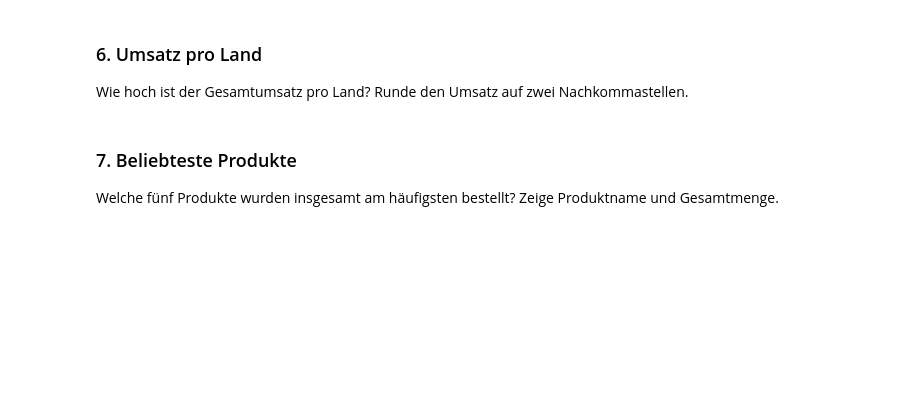
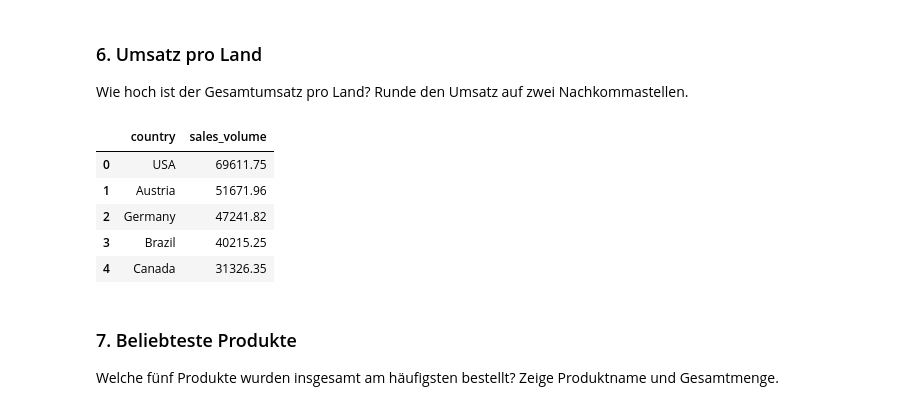
Before and after one commit to simonschmid30/python_postgresql_pgadmin, a Jupyter notebook: postgres_northwind_data.ipynb, the cells around one changed output. Cells and saved outputs as stored; diff of their text form; code cells hidden in the pictures; blank space fills up the shorter version.

```diff
--- a/postgres_northwind_data.ipynb
+++ b/postgres_northwind_data.ipynb
@@ -427,19 +447,32 @@ Wie hoch ist der Gesamtumsatz pro Land? Runde den Umsatz auf zwei Nachkommastell
 # %%
 # Create SQLAlchemy Engine
 engine = create_engine(db_connection_url)
 
 # Write data to table
 df_sub = pd.read_sql_query('''SELECT
-                            *
-                              FROM
+                                c.country,
+                                ROUND(CAST(SUM(od.quantity * p.price) AS NUMERIC), 2) AS sales_volume
+                              FROM customers c
+                              JOIN orders o ON  o.customerid = c.customerid
+                              JOIN orderdetails od ON od.orderid = o.orderid
+                              JOIN products p ON p.productid = od.productid
+                              GROUP BY c.country
+                              ORDER BY sales_volume DESC
                               ;''',
                           con=engine)
 
 # Dispose the engine
 engine.dispose()
 
 # Show the data
 df_sub.head()
+# %% [output]
+|  | country | sales_volume |
+| 0 | USA | 69611.75 |
+| 1 | Austria | 51671.96 |
+| 2 | Germany | 47241.82 |
+| 3 | Brazil | 40215.25 |
+| 4 | Canada | 31326.35 |
 # %% [markdown]
 ### 7. Beliebteste Produkte
 
```
Also changed, not shown: parts of 6 cells of this notebook.
